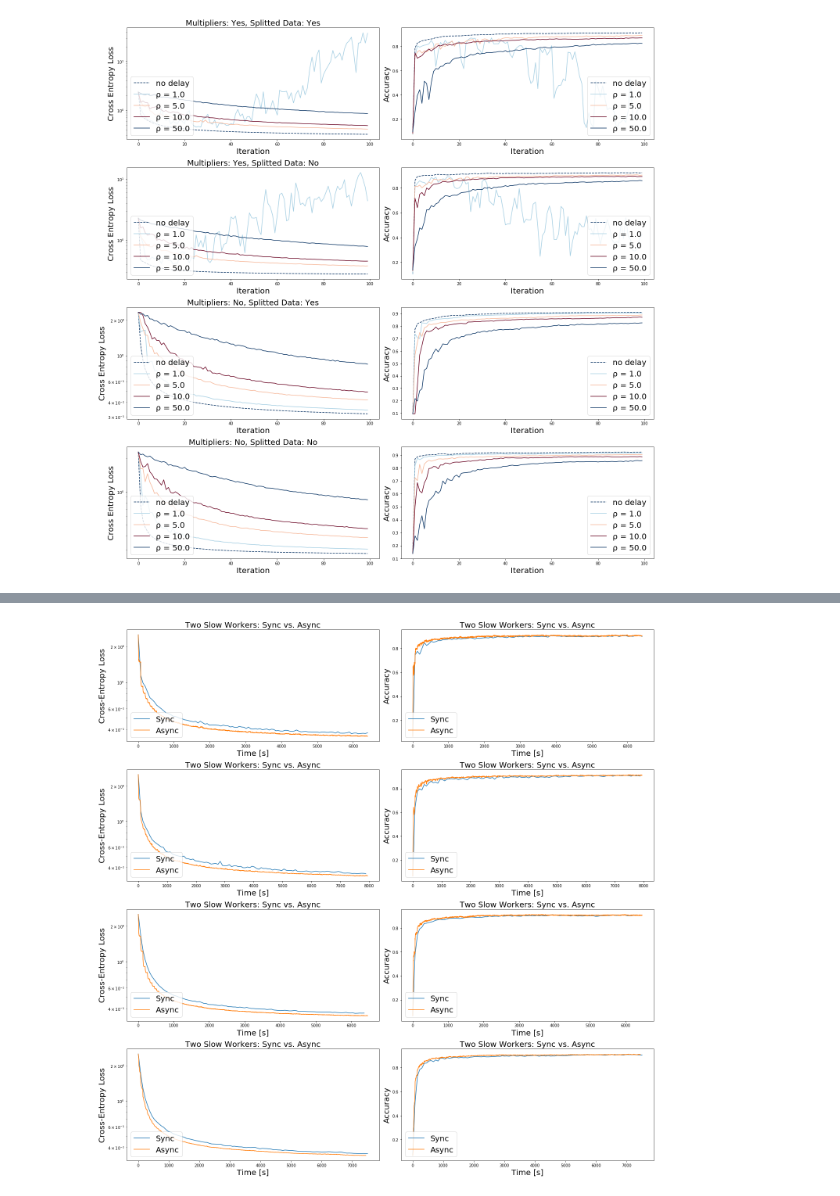
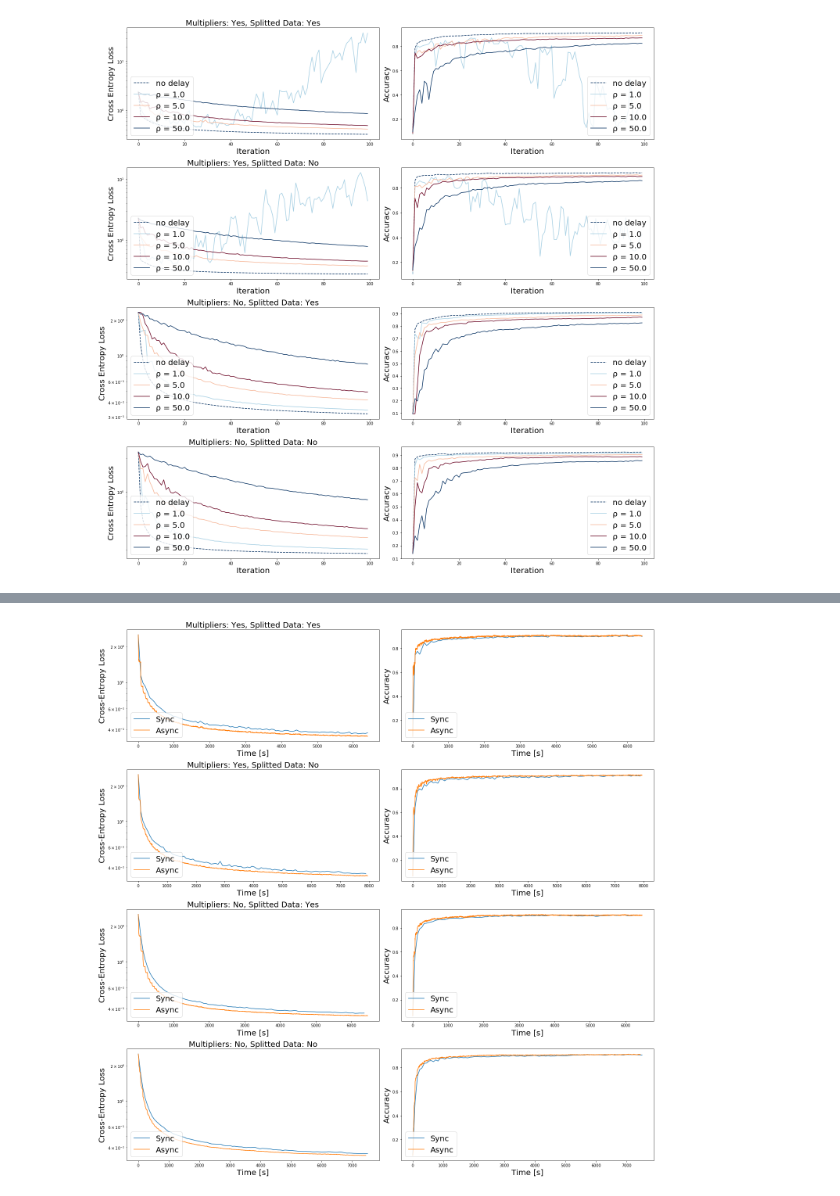
Before and after one commit to filipre/master-experiments, a Jupyter notebook: admm-logistic-regression/visualizations.ipynb, the cells around one changed output, grey strips where cells are left out. Saved outputs shown, nothing was run; the diff lists cells and outputs as text; code cells hidden in the pictures.

```diff
--- a/admm-logistic-regression/visualizations.ipynb
+++ b/admm-logistic-regression/visualizations.ipynb
@@ -256,33 +168,34 @@ data/acc_dmuniform_d10_multFalse_splitFalse_r10.0_lr0.001_n5.csv
 # %%
 # Time plots
 # colors = plt.cm.RdBu(np.linspace(0,1,2)[::-1]
 
 experiments = [{"mult": True, "split": True}, {"mult": True, "split": False}, {"mult": False, "split": True}, {"mult": False, "split": False}]
 
 fig, ax = plt.subplots(len(experiments), 2, figsize=(20, 20)) #{split}
 
 for i, experiment in enumerate(experiments):
     mult, split = experiment["mult"], experiment["split"]
+    mult_title = "Yes" if mult else "No"
+    split_title = "Yes" if split else "No"
     syncData = pd.read_csv(f"data/loss_async_twoslow_mult{mult}_split{split}_b5_r10.0_lr0.01_n5.pdf.csv", sep=";", header=None)
     asyncData = pd.read_csv(f"data/loss_async_twoslow_mult{mult}_split{split}_b1_r10.0_lr0.01_n5.pdf.csv", sep=";", header=None)
     syncData_acc = pd.read_csv(f"data/acc_async_twoslow_mult{mult}_split{split}_b5_r10.0_lr0.01_n5.pdf.csv", sep=";", header=None)
     asyncData_acc = pd.read_csv(f"data/acc_async_twoslow_mult{mult}_split{split}_b1_r10.0_lr0.01_n5.pdf.csv", sep=";", header=None)
     ax[i, 0].set_yscale('log')
-    ax[i, 0].set_title(f"Two Slow Workers: Sync vs. Async", size=20)
+    ax[i, 0].set_title(f"Multipliers: {mult_title}, Splitted Data: {split_title}", size=20)
     ax[i, 0].set_xlabel('Time [s]', size=20)
     ax[i, 0].set_ylabel('Cross-Entropy Loss', size=20)
     ax[i, 0].plot(syncData[0], syncData[1], label='Sync')
     ax[i, 0].plot(asyncData[0], asyncData[1], label='Async')
     ax[i, 0].legend(loc='lower left', fontsize="20")
 
-    ax[i, 1].set_title(f"Two Slow Workers: Sync vs. Async", size=20)
     ax[i, 1].set_xlabel('Time [s]', size=20)
     ax[i, 1].set_ylabel('Accuracy', size=20)
     ax[i, 1].plot(syncData_acc[0], syncData_acc[1], label='Sync')
     ax[i, 1].plot(asyncData_acc[0], asyncData_acc[1], label='Async')
     ax[i, 1].legend(loc='lower left', fontsize="20")
 
 fig.tight_layout()
 plt.savefig("/Users/rene/University/master/thesis/thesis/figures/thesis_admmlogistic_twoslow_all.pdf")
 # %% [output]
-[figure, old version]
+[figure, new version]
```
Also changed, not shown: parts of 4 cells of this notebook, 2 other files.
